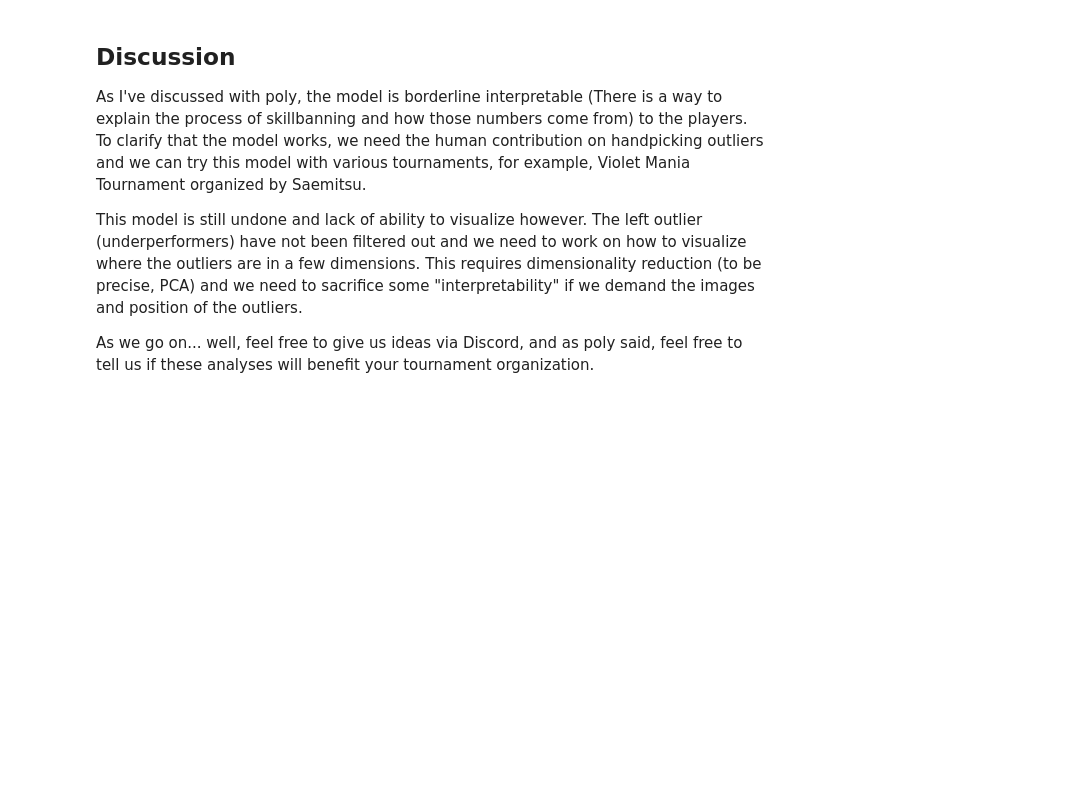
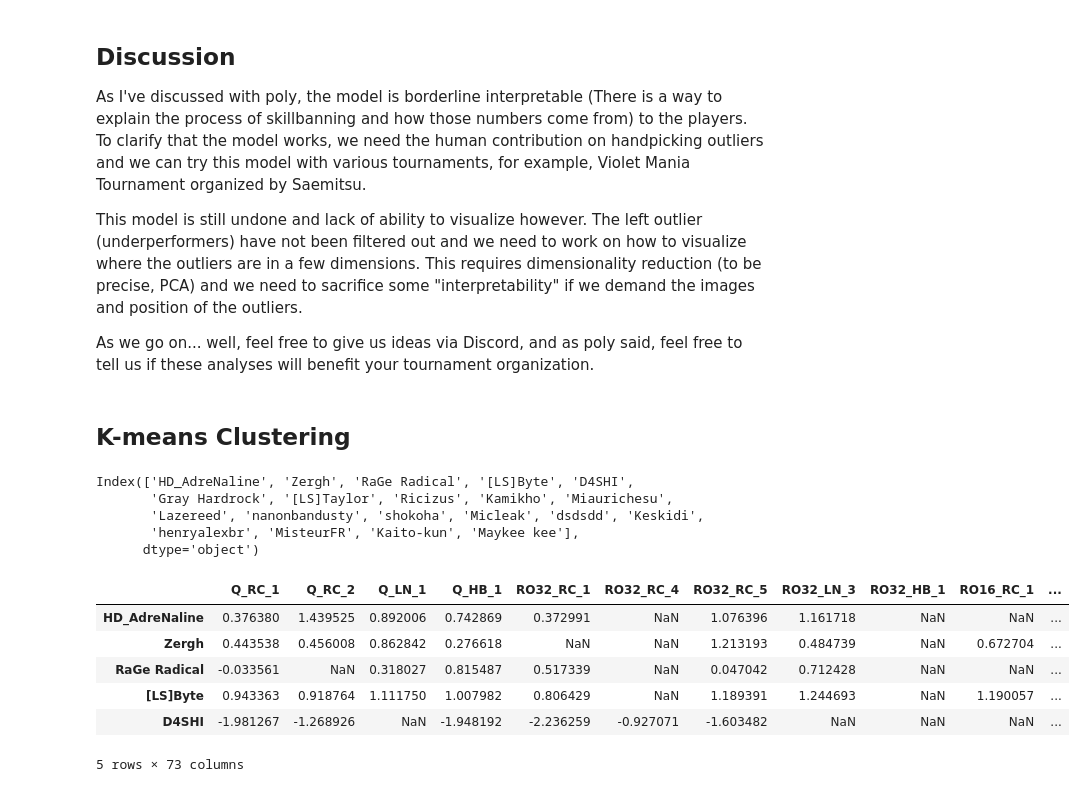
Before and after one commit to 4digitmwc/4dmanalysis, a Jupyter notebook: abusing_lof.ipynb, the cells around one changed output. Drawn from its saved outputs; the diff is of its cells as text; code cells hidden in the pictures; blank space fills up the shorter version.

```diff
--- a/abusing_lof.ipynb
+++ b/abusing_lof.ipynb
@@ -194,6 +194,8 @@ print("97.5% of the LOF is", lof_4dm['lof'].quantile(0.975))
 Median of the LOF is 1.3306853498557236
 75% of the LOF is 2.1097061854631334
 97.5% of the LOF is 5.379455479502165
+# %%
+outlier_cut = lof_4dm['lof'].quantile(0.9)
 # %% [markdown]
 ## Discussion
 
@@ -202,3 +204,5 @@ As I've discussed with poly, the model is borderline interpretable (There is a w
 This model is still undone and lack of ability to visualize however. The left outlier (underperformers) have not been filtered out and we need to work on how to visualize where the outliers are in a few dimensions. This requires dimensionality reduction (to be precise, PCA) and we need to sacrifice some "interpretability" if we demand the images and position of the outliers.
 
 As we go on... well, feel free to give us ideas via Discord, and as poly said, feel free to tell us if these analyses will benefit your tournament organization.
+# %% [markdown]
+## K-means Clustering
@@ -204,0 +221,22 @@ As we go on... well, feel free to give us ideas via Discord, and as poly said, f
+# %%
+list_possible_outliers = lof_4dm[lof_4dm['lof'] > outlier_cut].index
+
+list_possible_outliers
+# %% [output]
+Index(['HD_AdreNaline', 'Zergh', 'RaGe Radical', '[LS]Byte', 'D4SHI',
+       'Gray Hardrock', '[LS]Taylor', 'Ricizus', 'Kamikho', 'Miaurichesu',
+       'Lazereed', 'nanonbandusty', 'shokoha', 'Micleak', 'dsdsdd', 'Keskidi',
+       'henryalexbr', 'MisteurFR', 'Kaito-kun', 'Maykee kee'],
+      dtype='object')
+# %%
+_4dm_outliers = standardized_4dm.loc[list_possible_outliers]
+
+_4dm_outliers.head()
+# %% [output]
+|  | Q_RC_1 | Q_RC_2 | Q_LN_1 | Q_HB_1 | RO32_RC_1 | RO32_RC_4 | RO32_RC_5 | RO32_LN_3 | RO32_HB_1 | RO16_RC_1 | ... |
+| HD_AdreNaline | 0.376380 | 1.439525 | 0.892006 | 0.742869 | 0.372991 | NaN | 1.076396 | 1.161718 | NaN | NaN | ... |
+| Zergh | 0.443538 | 0.456008 | 0.862842 | 0.276618 | NaN | NaN | 1.213193 | 0.484739 | NaN | 0.672704 | ... |
+| RaGe Radical | -0.033561 | NaN | 0.318027 | 0.815487 | 0.517339 | NaN | 0.047042 | 0.712428 | NaN | NaN | ... |
+| [LS]Byte | 0.943363 | 0.918764 | 1.111750 | 1.007982 | 0.806429 | NaN | 1.189391 | 1.244693 | NaN | 1.190057 | ... |
+| D4SHI | -1.981267 | -1.268926 | NaN | -1.948192 | -2.236259 | -0.927071 | -1.603482 | NaN | NaN | NaN | ... |
+5 rows × 73 columns
```
Also changed, not shown: parts of 10 cells of this notebook, 1 other file.
